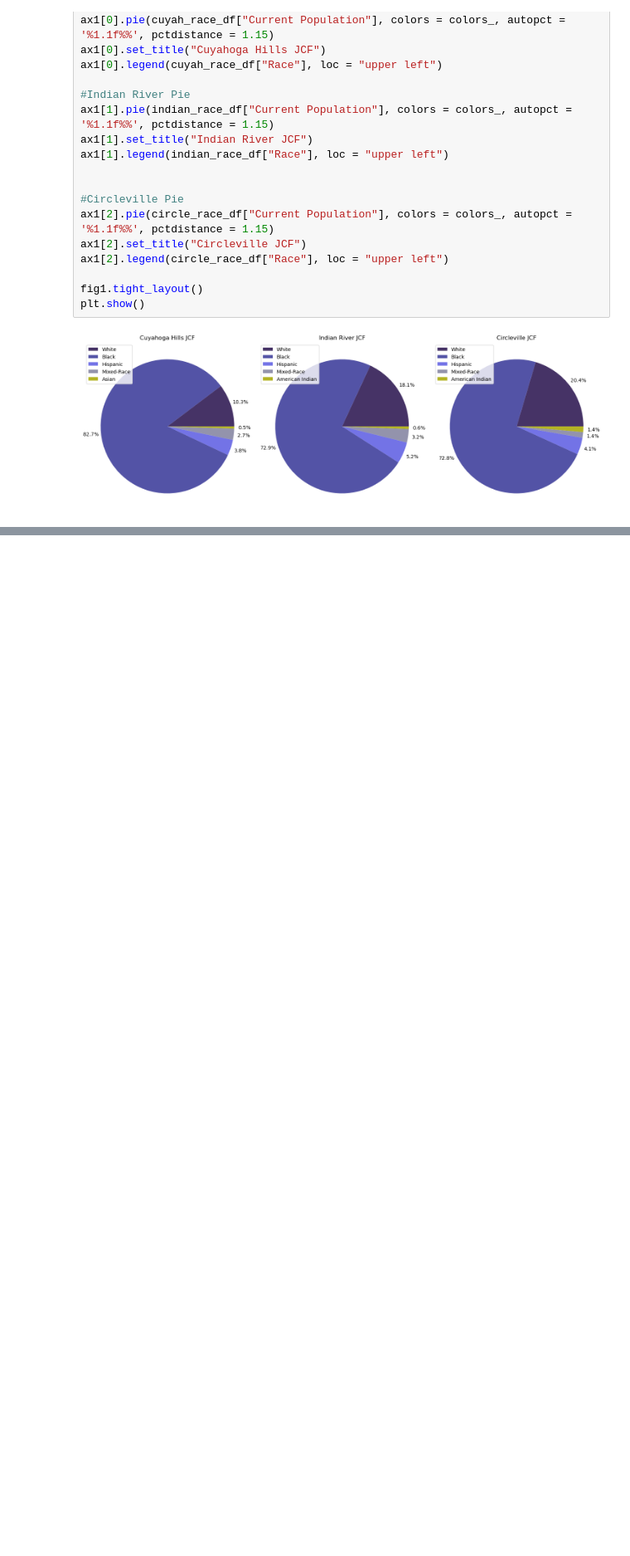
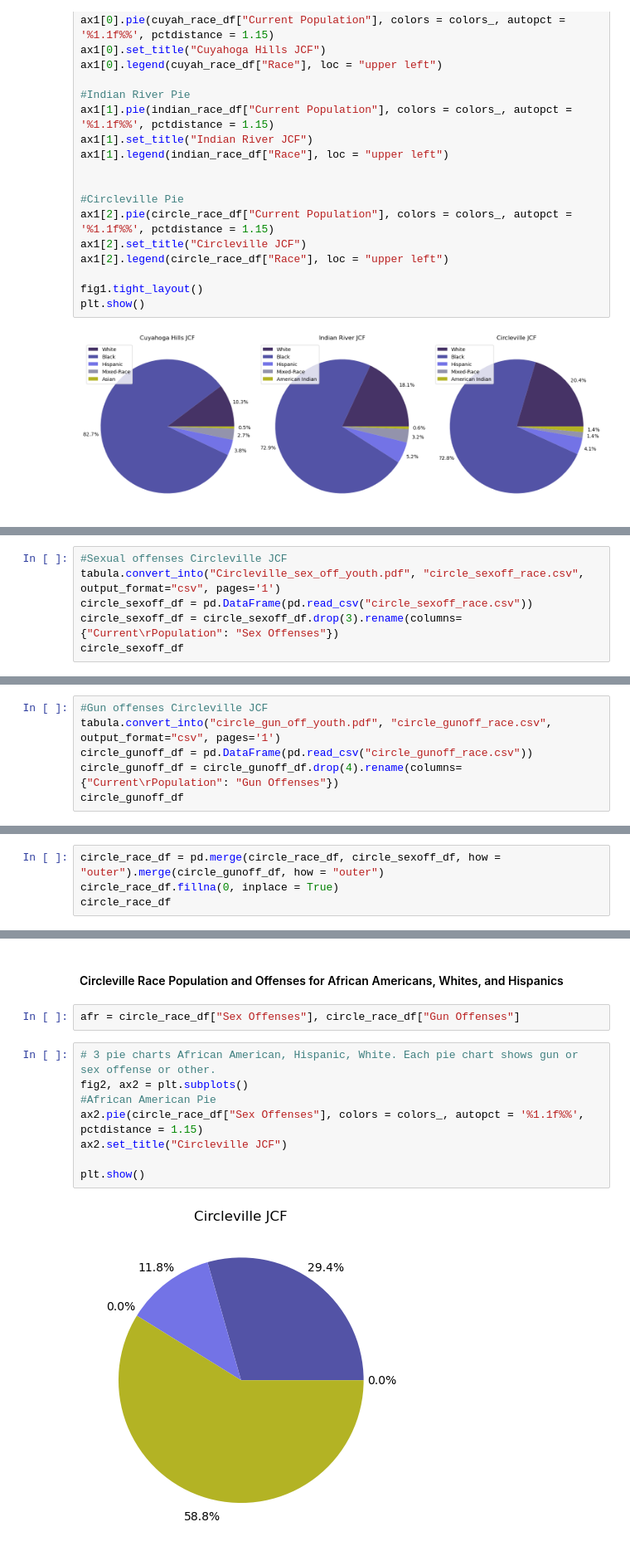
Before and after one commit to bianca-amoako/data_EMATfa24, a Jupyter notebook: Final Project/final_project_amoako.ipynb, the cells around one changed output, grey strips where cells are left out. Shown at 83% size. Cells and saved outputs as stored; diff of their text form; blank space fills up the shorter version.

```diff
--- a/Final Project/final_project_amoako.ipynb
+++ b/Final Project/final_project_amoako.ipynb
@@ -99,0 +107,6 @@ plt.show()
+# %%
+#Sexual offenses Circleville JCF
+tabula.convert_into("Circleville_sex_off_youth.pdf", "circle_sexoff_race.csv", output_format="csv", pages='1')
+circle_sexoff_df = pd.DataFrame(pd.read_csv("circle_sexoff_race.csv"))
+circle_sexoff_df = circle_sexoff_df.drop(3).rename(columns={"Current\rPopulation": "Sex Offenses"})
+circle_sexoff_df
@@ -99,0 +118,6 @@ plt.show()
+# %%
+#Gun offenses Circleville JCF
+tabula.convert_into("circle_gun_off_youth.pdf", "circle_gunoff_race.csv", output_format="csv", pages='1')
+circle_gunoff_df = pd.DataFrame(pd.read_csv("circle_gunoff_race.csv"))
+circle_gunoff_df = circle_gunoff_df.drop(4).rename(columns={"Current\rPopulation": "Gun Offenses"})
+circle_gunoff_df
@@ -99,0 +130,4 @@ plt.show()
+# %%
+circle_race_df = pd.merge(circle_race_df, circle_sexoff_df, how = "outer").merge(circle_gunoff_df, how = "outer")
+circle_race_df.fillna(0, inplace = True)
+circle_race_df
@@ -99,0 +147,14 @@ plt.show()
+# %% [markdown]
+#### Circleville Race Population and Offenses for African Americans, Whites, and Hispanics
+# %%
+afr = circle_race_df["Sex Offenses"], circle_race_df["Gun Offenses"]
+# %%
+# 3 pie charts African American, Hispanic, White. Each pie chart shows gun or sex offense or other.
+fig2, ax2 = plt.subplots()
+#African American Pie
+ax2.pie(circle_race_df["Sex Offenses"], colors = colors_, autopct = '%1.1f%%', pctdistance = 1.15)
+ax2.set_title("Circleville JCF")
+
+plt.show()
+# %% [output]
+[figure, added]
```
Also changed, not shown: parts of 13 cells of this notebook, 5 other files.
